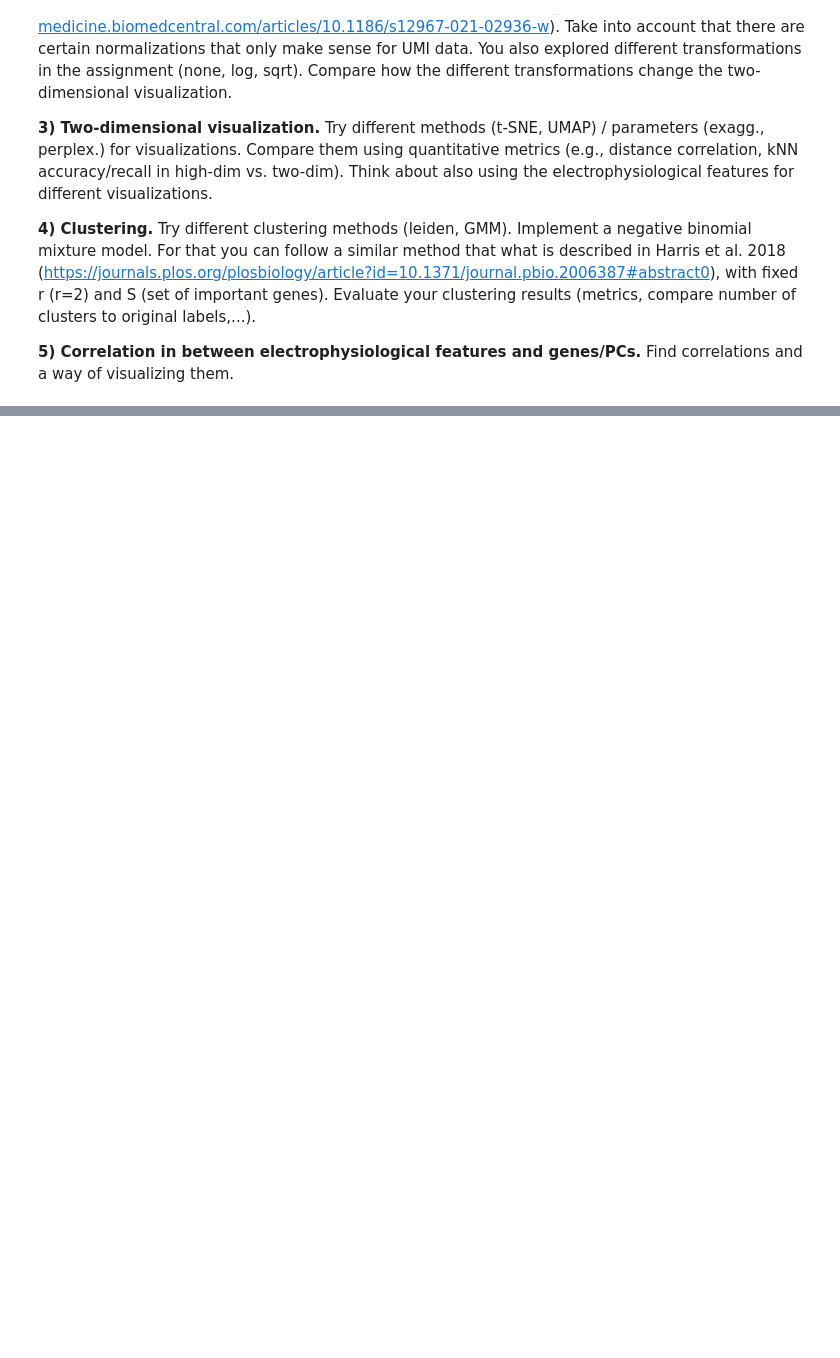
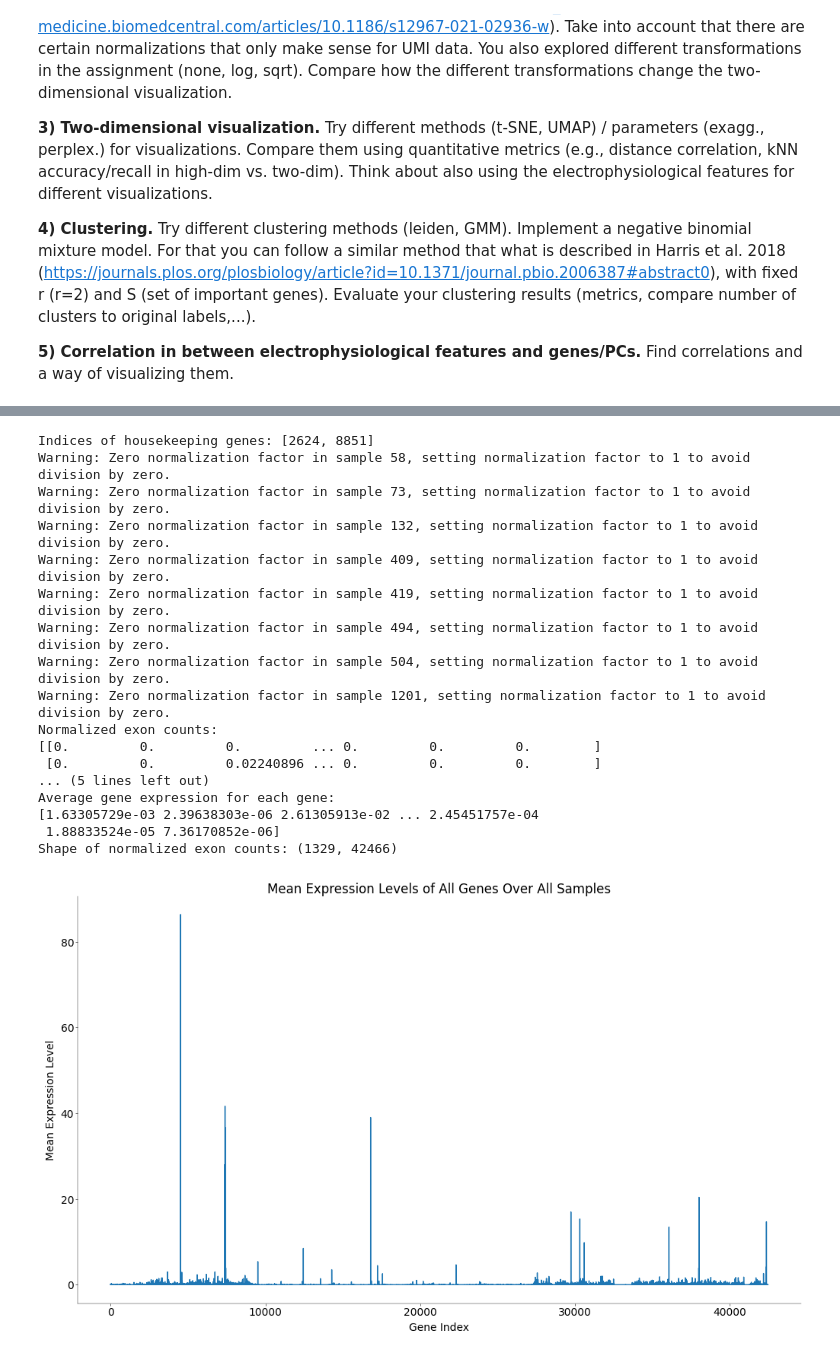
Before and after one commit to Artemii-Shlychkov/NDS_project, a Jupyter notebook: notebooks/Practical_notebook.ipynb, the cells around one changed output, grey strips where cells are left out. Drawn from its saved outputs; the diff is of its cells as text; code cells hidden in the pictures; blank space fills up the shorter version.

```diff
--- a/notebooks/Practical_notebook.ipynb
+++ b/notebooks/Practical_notebook.ipynb
@@ -296,0 +353,68 @@ This is only for Arne!!!!!
+# %%
+import numpy as np
+import matplotlib.pyplot as plt
+
+# Sample data structure, replace these with your actual data
+# List of housekeeping genes
+housekeeping = ["Actb", "Gapdh"]
+
+# Extract the list of genes from the data
+genes = data_exons.index
+
+# Find the indices of the housekeeping genes
+idx_housekeeping = [np.where(genes == hk)[0][0] for hk in housekeeping]
+print(f"Indices of housekeeping genes: {idx_housekeeping}")
+
+# Normalize each sample with the counts of Actb and Gapdh
+# Assume exonCounts is a numpy array of shape (number_of_samples, number_of_genes)
+
+# Create an empty array to store normalized counts
+exonCounts_norm = np.zeros_like(exonCounts, dtype=float)
+
+# Normalize each sample by the counts of housekeeping genes
+for i in range(exonCounts.shape[0]):  # For each sample
+    norm_factor = exonCounts[
+        i, idx_housekeeping
+    ].mean()  # Average counts of housekeeping genes for the sample
+    if norm_factor == 0:
+        print(
+            f"Warning: Zero normalization factor in sample {i}, setting normalization factor to 1 to avoid division by zero."
+        )
+        norm_factor = 1
+    exonCounts_norm[i] = exonCounts[i] / norm_factor
+
+print(f"Normalized exon counts:\n{exonCounts_norm}")
+
+# Calculate the average gene expression for each gene across all samples
+average_gene_expression_norm = np.mean(exonCounts_norm, axis=0)
+print(f"Average gene expression for each gene:\n{average_gene_expression_norm}")
+
+# The shape of exonCounts_norm is (number_of_samples, number_of_genes)
+print(f"Shape of normalized exon counts: {exonCounts_norm.shape}")
+
+# Plot the mean expression levels over all genes
+plt.figure(figsize=(10, 6))
+plt.plot(average_gene_expression_norm)
+plt.xlabel("Gene Index")
+plt.ylabel("Mean Expression Level")
+plt.title("Mean Expression Levels of All Genes Over All Samples")
+plt.show()
+# %% [output]
+Indices of housekeeping genes: [2624, 8851]
+Warning: Zero normalization factor in sample 58, setting normalization factor to 1 to avoid division by zero.
+Warning: Zero normalization factor in sample 73, setting normalization factor to 1 to avoid division by zero.
+Warning: Zero normalization factor in sample 132, setting normalization factor to 1 to avoid division by zero.
+Warning: Zero normalization factor in sample 409, setting normalization factor to 1 to avoid division by zero.
+Warning: Zero normalization factor in sample 419, setting normalization factor to 1 to avoid division by zero.
+Warning: Zero normalization factor in sample 494, setting normalization factor to 1 to avoid division by zero.
+Warning: Zero normalization factor in sample 504, setting normalization factor to 1 to avoid division by zero.
+Warning: Zero normalization factor in sample 1201, setting normalization factor to 1 to avoid division by zero.
+Normalized exon counts:
+[[0.         0.         0.         ... 0.         0.         0.        ]
+ [0.         0.         0.02240896 ... 0.         0.         0.        ]
+... (5 lines left out)
+Average gene expression for each gene:
+[1.63305729e-03 2.39638303e-06 2.61305913e-02 ... 2.45451757e-04
+ 1.88833524e-05 7.36170852e-06]
+Shape of normalized exon counts: (1329, 42466)
+[figure, added]
```
Also changed, not shown: parts of 23 cells of this notebook, 3 other files.
